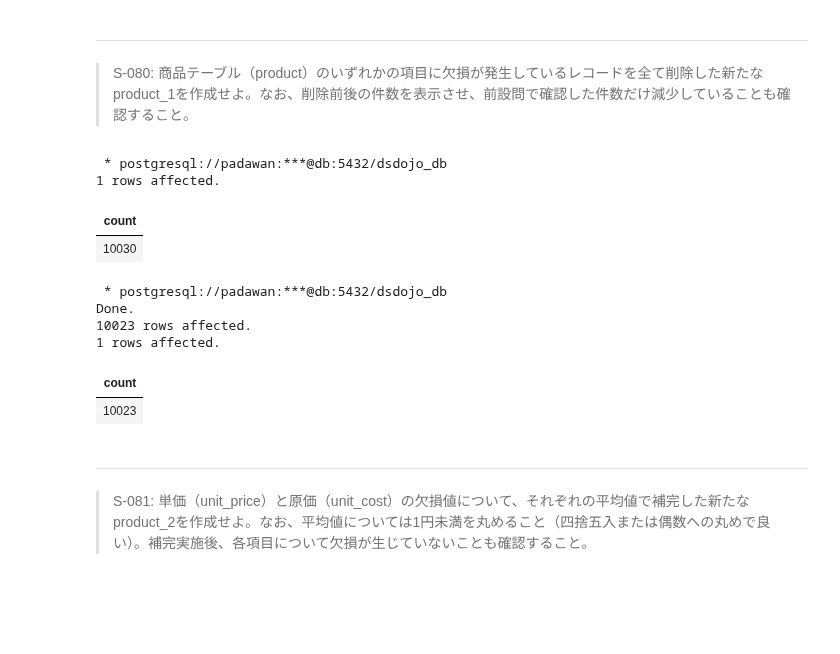
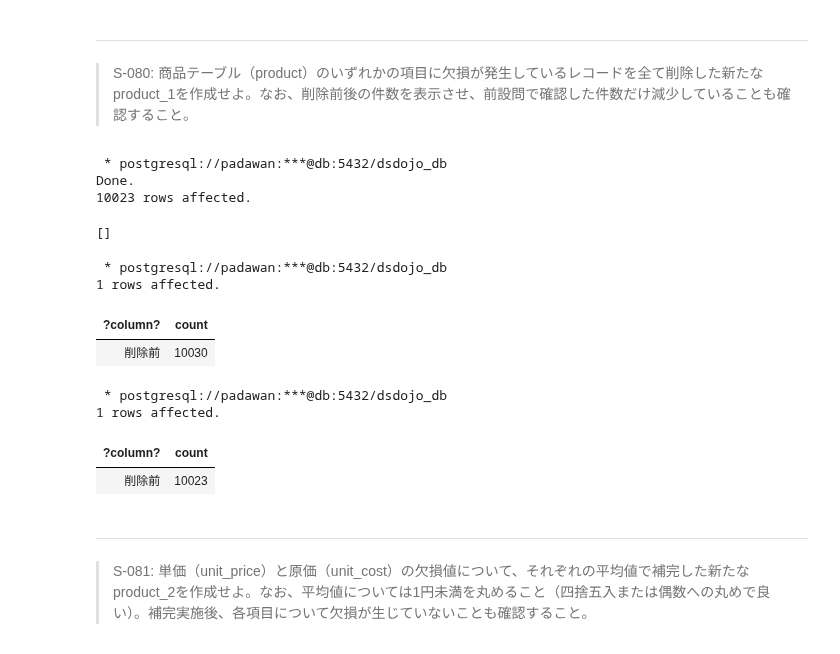
Before and after one commit to The-Japan-DataScientist-Society/100knocks-preprocess, a Jupyter notebook: docker/work/answer/ans_preprocess_knock_SQL.ipynb, the cells around one changed output. Saved outputs shown, nothing was run; the diff lists cells and outputs as text; code cells hidden in the pictures; blank space fills up the shorter version.

```diff
--- a/docker/work/answer/ans_preprocess_knock_SQL.ipynb
+++ b/docker/work/answer/ans_preprocess_knock_SQL.ipynb
@@ -2411,31 +2411,37 @@ FROM product LIMIT 10
 # %% [markdown]
 ---
 > S-080: 商品テーブル（product）のいずれかの項目に欠損が発生しているレコードを全て削除した新たなproduct_1を作成せよ。なお、削除前後の件数を表示させ、前設問で確認した件数だけ減少していることも確認すること。
+# %%
+%%sql
+
+DROP TABLE IF EXISTS product_1;
+CREATE TABLE product_1 AS (
+    SELECT * FROM product
+    WHERE unit_price IS NOT NULL AND unit_cost IS NOT NULL
+)
+# %% [output]
+ * postgresql://padawan:***@db:5432/dsdojo_db
+Done.
+10023 rows affected.
+[]
 # %%
 %%sql
 
-SELECT COUNT(1) FROM product;
+SELECT '削除前', COUNT(1) FROM product;
 # %% [output]
  * postgresql://padawan:***@db:5432/dsdojo_db
 1 rows affected.
-| count |
-| 10030 |
+| ?column? | count |
+| 削除前 | 10030 |
-# %%
-%%sql
-
-DROP TABLE IF EXISTS product_1;
-CREATE TABLE product_1 AS (
-    SELECT * FROM product
-    WHERE unit_price IS NOT NULL OR  unit_cost IS NOT NULL
-);
-SELECT COUNT(1) FROM product_1;
-# %% [output]
- * postgresql://padawan:***@db:5432/dsdojo_db
-Done.
-10023 rows affected.
-1 rows affected.
-| count |
-| 10023 |
+# %%
+%%sql
+
+SELECT '削除前', COUNT(1) FROM product_1;
+# %% [output]
+ * postgresql://padawan:***@db:5432/dsdojo_db
+1 rows affected.
+| ?column? | count |
+| 削除前 | 10023 |
 # %% [markdown]
 ---
 > S-081: 単価（unit_price）と原価（unit_cost）の欠損値について、それぞれの平均値で補完した新たなproduct_2を作成せよ。なお、平均値については1円未満を丸めること（四捨五入または偶数への丸めで良い）。補完実施後、各項目について欠損が生じていないことも確認すること。
```
Also changed, not shown: parts of 4 cells of this notebook, 1 other file.
